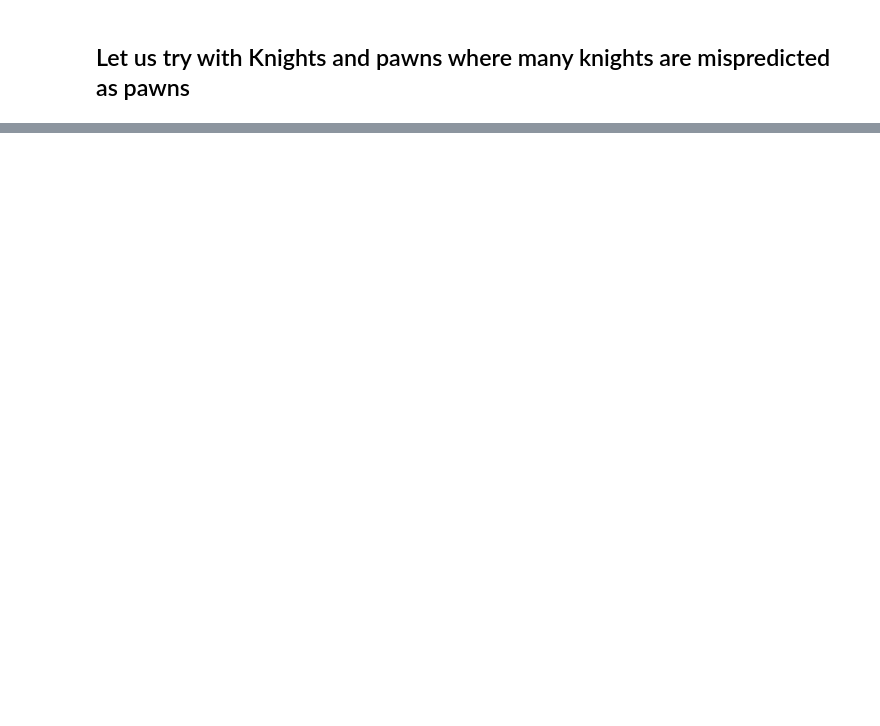
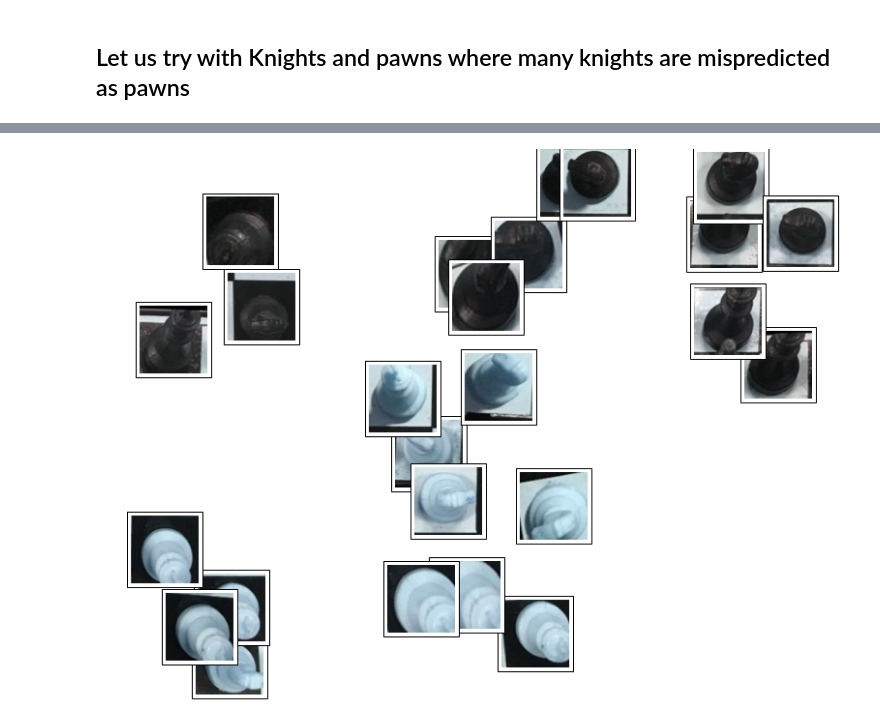
Before and after one commit to ace-racer/Extending-Board-Games-using-deep-learning, a Jupyter notebook: chess_piece_detection/6_class_classifier/ad_hoc_analysis/t-SNE viz for multiple classes.ipynb, the cells around one changed output, grey strips where cells are left out. Drawn from its saved outputs; the diff is of its cells as text; code cells hidden in the pictures; blank space fills up the shorter version.

```diff
--- a/chess_piece_detection/6_class_classifier/ad_hoc_analysis/t-SNE viz for multiple classes.ipynb
+++ b/chess_piece_detection/6_class_classifier/ad_hoc_analysis/t-SNE viz for multiple classes.ipynb
@@ -349,0 +341,4 @@ plt.show()
+# %%
+plot_pieces(imgs_reduced[:25], lbls[:25], min_distance=0.05, num_channels = 3, images=imgs[:25], figsize=(13, 10))
+# %% [output]
+[figure, added]
```
Also changed, not shown: parts of 23 cells of this notebook.
